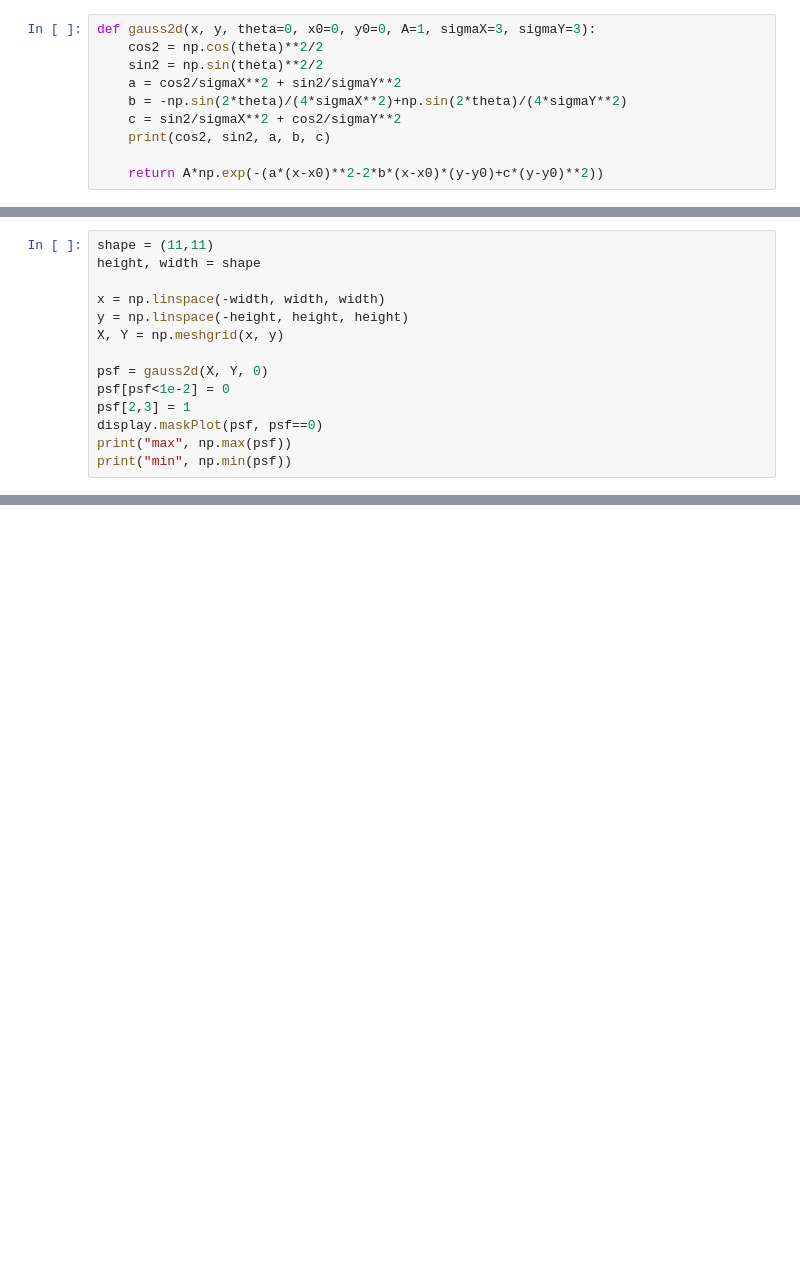
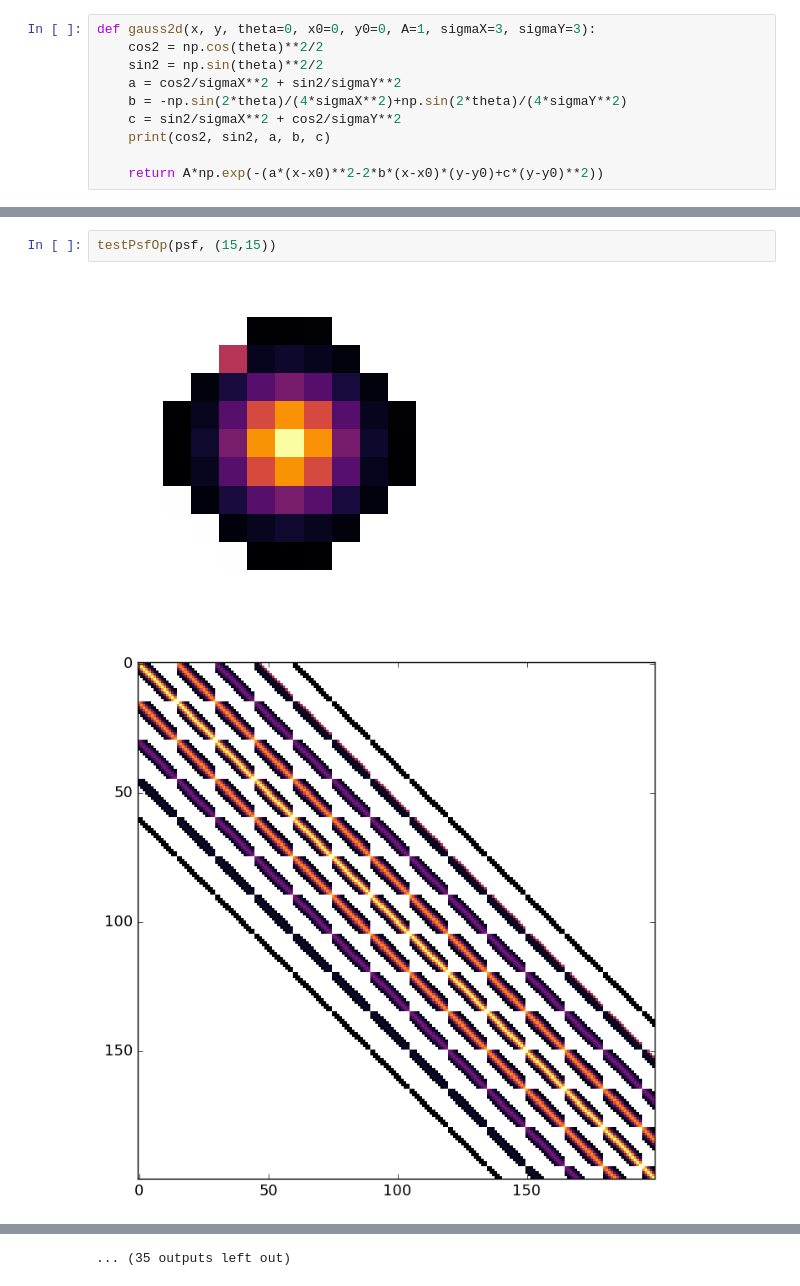
Before and after one commit to lsst/meas_deblender, a Jupyter notebook: examples/testPSF.ipynb, the cells around one changed output, grey strips where cells are left out. Saved outputs shown, nothing was run; the diff lists cells and outputs as text; blank space fills up the shorter version.

```diff
--- a/examples/testPSF.ipynb
+++ b/examples/testPSF.ipynb
@@ -145,14 +150,0 @@ plt.show()
-# %%
-shape = (11,11)
-height, width = shape
-
-x = np.linspace(-width, width, width)
-y = np.linspace(-height, height, height)
-X, Y = np.meshgrid(x, y)
-
-psf = gauss2d(X, Y, 0)
-psf[psf<1e-2] = 0
-psf[2,3] = 1
-display.maskPlot(psf, psf==0)
-print("max", np.max(psf))
-print("min", np.min(psf))
@@ -187,0 +151,5 @@ plt.show()
+# %%
+testPsfOp(psf, (15,15))
+# %% [output]
+[figure, added]
+[figure, added]
@@ -187,0 +166 @@ plt.show()
+... (35 outputs left out)
```
Also changed, not shown: parts of 7 cells of this notebook, 2 other files.
